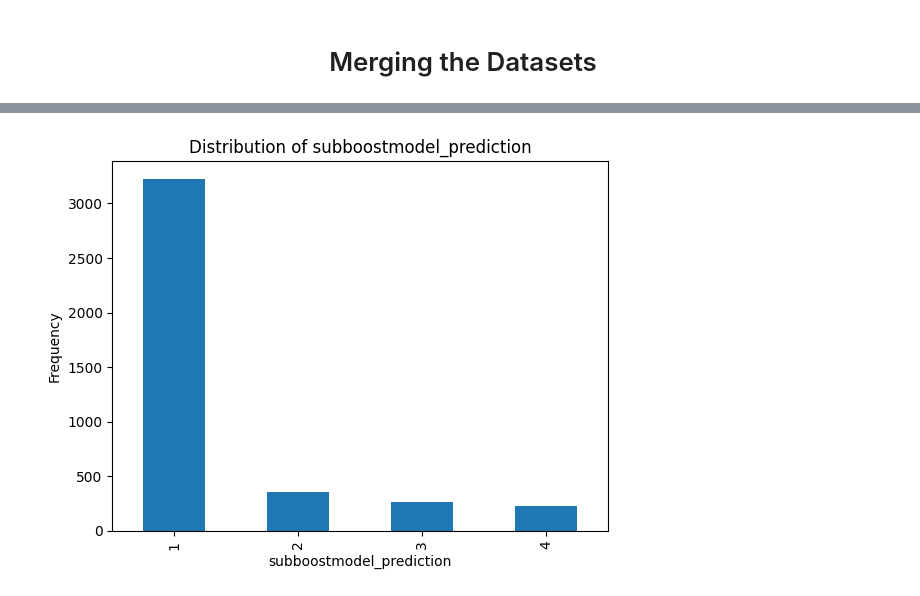
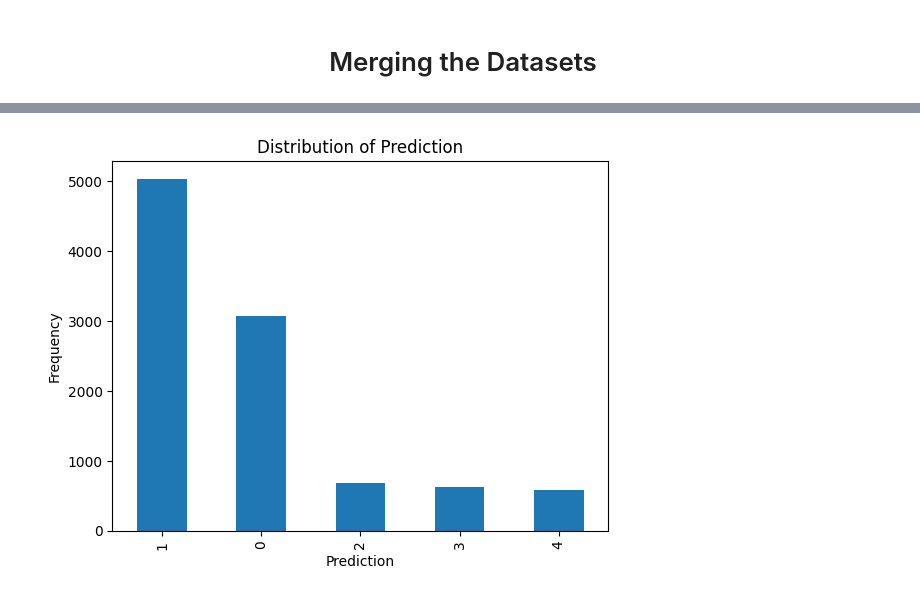
Before and after one commit to anildervis/YZV311_2425_150210307_150220344, a Jupyter notebook: data_analysis.ipynb, the cells around one changed output, grey strips where cells are left out. Cells and saved outputs as stored; diff of their text form; code cells hidden in the pictures.

```diff
--- a/data_analysis.ipynb
+++ b/data_analysis.ipynb
@@ -468,3 +366,0 @@ new_df
-# %%
-new_df['new_column'] = new_df["re_purchased_week"].apply(lambda x: 1 if x in [1,2,3,4] else 0)
-new_df.head()
@@ -701,0 +525,20 @@ See the caveats in the documentation: https://pandas.pydata.org/pandas-docs/stab
+# %%
+# Create a function to get the last row of each customer-cluster pair
+def get_last_row(customer_id, cluster_id):
+    group = filtered_transactions[(filtered_transactions['customer_id'] == customer_id) & (filtered_transactions['cluster_id'] == cluster_id)]
+    return group.iloc[-1]
+
+# Apply the function to each row in the test_data
+test_data['adjusted_next_purchase_date'] = test_data.apply(
+    lambda row: 1 + ((timedelta(days=row['average_repurchased_day']) - (pd.Timestamp('2021-02-01') - get_last_row(row['customer_id'], row['cluster_id'])['next_purchase_date'])).days // 7),
+    axis=1
+)
+
+test_data['purchase_week_in_february'] = test_data.apply(
+    lambda row: 1 if row['adjusted_next_purchase_date'] <= 0 else row['adjusted_next_purchase_date'] if row['adjusted_next_purchase_date'] <= 4 else 0,
+    axis=1
+)
+
+
+
+test_data.head()
@@ -701,0 +547,2 @@ See the caveats in the documentation: https://pandas.pydata.org/pandas-docs/stab
+# %%
+test_data['purchase_week_in_february'] = test_data['purchase_week_in_february'].astype(int)
@@ -701,0 +573,11 @@ See the caveats in the documentation: https://pandas.pydata.org/pandas-docs/stab
+# %%
+# Sort the combined_df by id
+result_df = test_data.sort_values(by='id')
+
+# Drop columns other than id, customer_id, product_id, subboostmodel_prediction
+result_df = result_df[['id', 'customer_id', 'product_id', 'purchase_week_in_february']]
+
+# Rename the subboostmodel_prediction column to prediction
+result_df = result_df.rename(columns={'purchase_week_in_february': 'prediction'})
+
+result_df.head()
@@ -702,11 +591,11 @@ See the caveats in the documentation: https://pandas.pydata.org/pandas-docs/stab
 # %%
-# Get the distribution of subboostmodel_prediction
-subboostmodel_prediction_distribution = filtered_test_df['subboostmodel_prediction'].value_counts()
+# Get the distribution of the prediction column
+prediction_distribution = result_df['prediction'].value_counts()
 
 # Plot the distribution
-subboostmodel_prediction_distribution.plot(kind='bar', title='Distribution of subboostmodel_prediction')
-plt.xlabel('subboostmodel_prediction')
+prediction_distribution.plot(kind='bar', title='Distribution of Prediction')
+plt.xlabel('Prediction')
 plt.ylabel('Frequency')
 plt.show()
 # %% [output]
-[figure, old version]
+[figure, new version]
```
Also changed, not shown: parts of 50 cells of this notebook.
